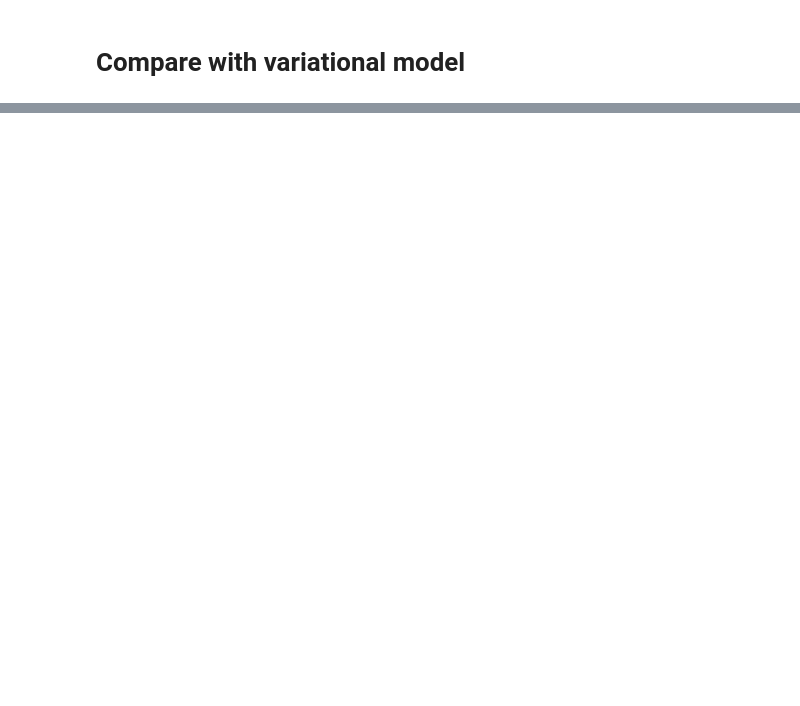
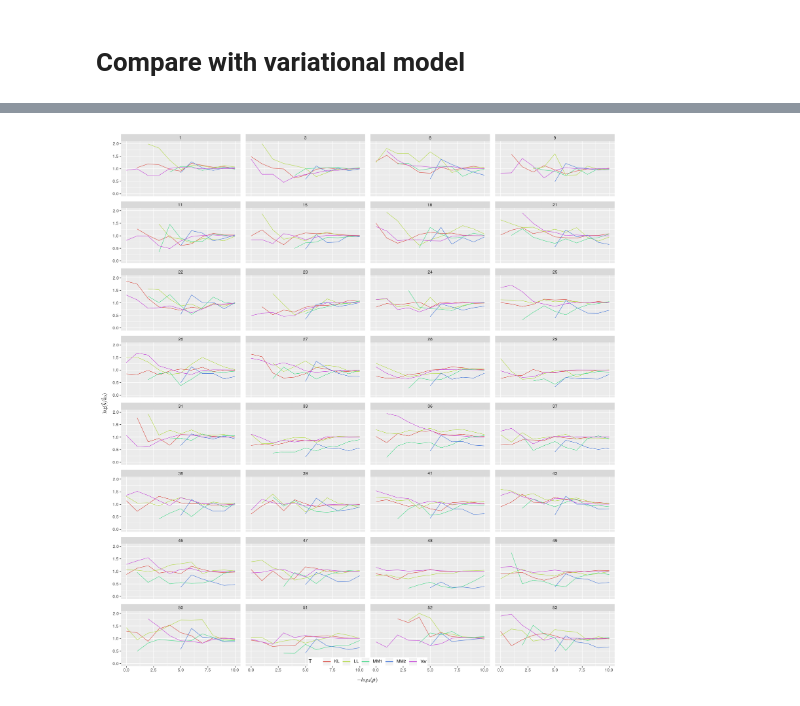
Before and after one commit to mederrata/bayesianquilts, a Jupyter notebook: notebooks/ovarian_pystan.ipynb, the cells around one changed output, grey strips where cells are left out. Cells and saved outputs as stored; diff of their text form; code cells hidden in the pictures; blank space fills up the shorter version.

```diff
--- a/notebooks/ovarian_pystan.ipynb
+++ b/notebooks/ovarian_pystan.ipynb
@@ -1255,14 +1204,14 @@ for _ in tqdm(range(10)):
     records = []
     for n_samples in n_sample:
         sample_ndx = np.random.choice(
-            range(fit.stan_variables()["beta0"].shape[0]), size=n_samples, replace=False
+            range(params["beta0"].shape[0]), size=n_samples, replace=False
         )
         reduced_ndx[n_samples] = {}
         high_khat_ndx[n_samples] = {}
         # print(f"Samples: {n_samples}")
         loo_khat[n_samples] = {}
-        params_ = fit.stan_variables()
-        params_ = {k: v[sample_ndx] for k, v in params_.items()}
+
+        params_ = {k: v[sample_ndx] for k, v in params.items()}
 
         params_["c"] = params_["c"][:, tf.newaxis]
         params_["tau"] = params_["tau"][:, tf.newaxis]
@@ -1340,4 +1291,4 @@ _df
 # %%
 _df = _df[(_df["T"]!="I") & (_df["T"]!="I0")]
 _df[r'$\log(\hat{k}/\hat{k}_0)$'] = _df.apply(lambda x: x.khat/base_khat[x.ndx], axis=1)
-_df[r'$log_4(\rho)$'] = _df['rho_rank']
+_df[r'$-log_4(\rho)$'] = _df['rho_rank']
@@ -1346,14 +1308,16 @@ _df = _df[_df[r'$\log(\hat{k}/\hat{k}_0)$']<4]
 # %%
 from plotnine import ggplot, geom_line, geom_point, aes, stat_smooth, facet_wrap, theme, ylim
 from plotnine.data import mtcars
 
 
 plot = (
-    ggplot(_df, aes(r'$log_4(\rho)$', r'$\log(\hat{k}/\hat{k}_0)$', color="T"))
+    ggplot(_df, aes(r'$-log_4(\rho)$', r'$\log(\hat{k}/\hat{k}_0)$', color="T"))
     + geom_line()
-    + facet_wrap("ndx")
-    + theme(figure_size=(20, 12)) + ylim((-1, 2))
+    + facet_wrap("ndx", ncol=4)
+    + theme(figure_size=(15, 16), legend_position=(.5, .0), legend_direction='horizontal') + ylim((0, 2))
 
 )
 plot.show()
-#plot.save("rho_rank.pdf")
+plot.save("rho_rank.pdf")
+# %% [output]
+[figure, added]
```
Also changed, not shown: parts of 30 cells of this notebook, 4 other files.
